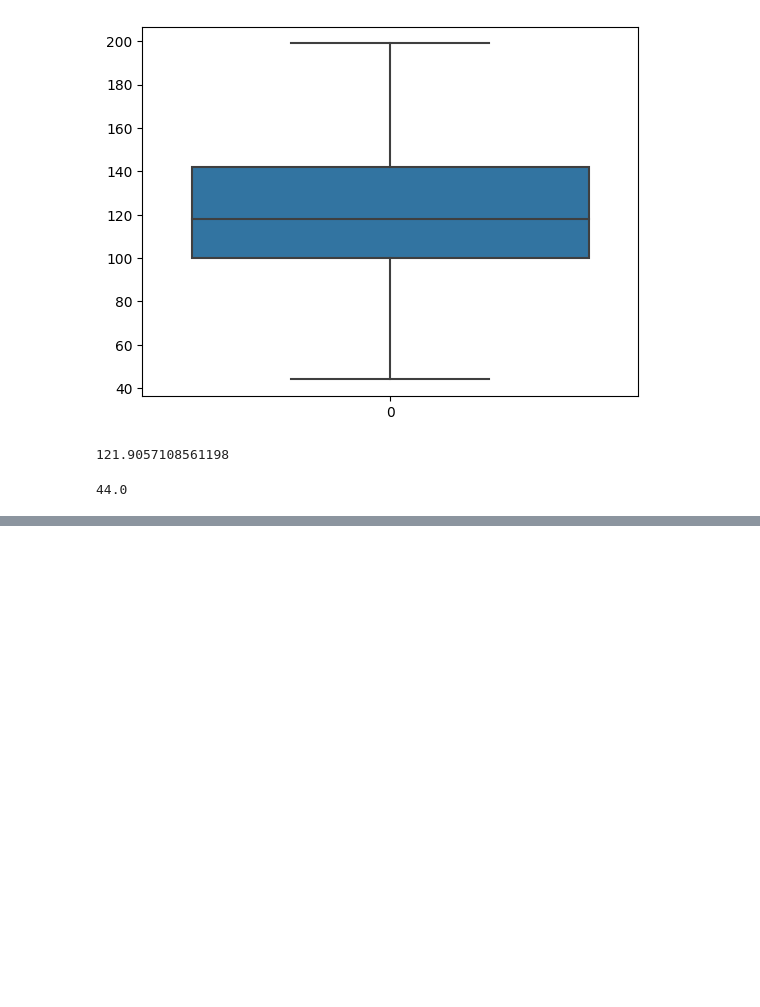
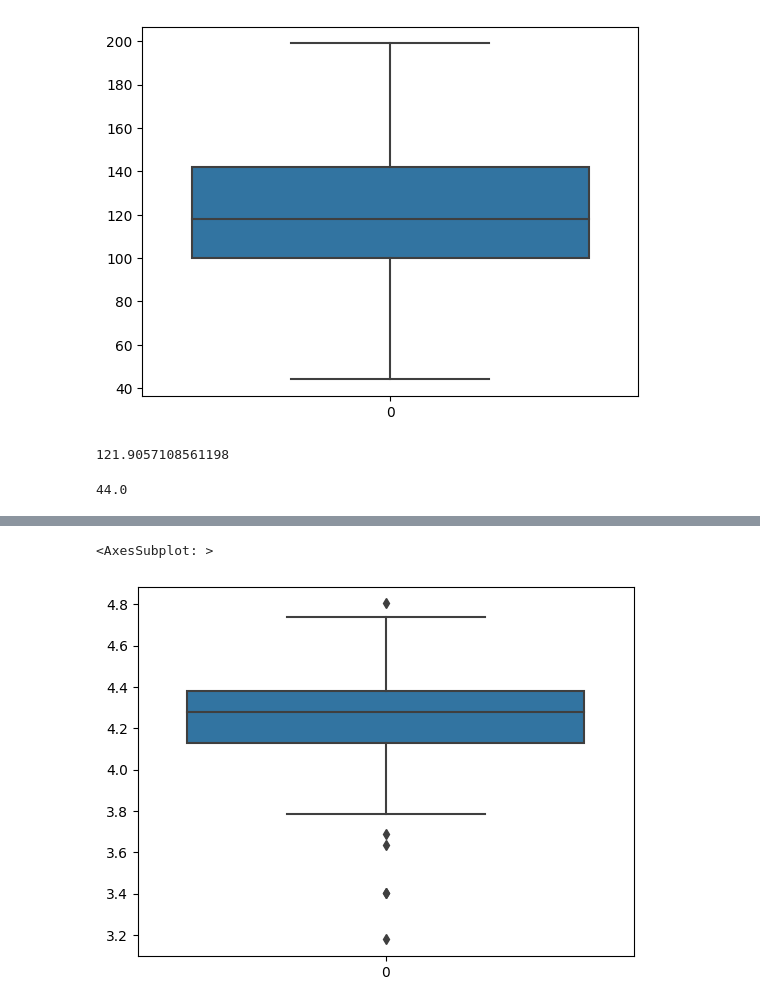
Before and after one commit to vipultrivedidsaimlbi/11_01_KNN-Dataset-20221101T141602Z-001, a Jupyter notebook: 11_01_KNN Dataset/KNN Dibetes 1.ipynb, the cells around one changed output, grey strips where cells are left out. Drawn from its saved outputs; the diff is of its cells as text; code cells hidden in the pictures; blank space fills up the shorter version.

```diff
--- a/11_01_KNN Dataset/KNN Dibetes 1.ipynb
+++ b/11_01_KNN Dataset/KNN Dibetes 1.ipynb
@@ -66,0 +90,5 @@ df["Glucose"]
+# %%
+sns.boxplot(np.log(df["BloodPressure"]))
+# %% [output]
+<AxesSubplot: >
+[figure, added]
```
Also changed, not shown: parts of 11 cells of this notebook.
